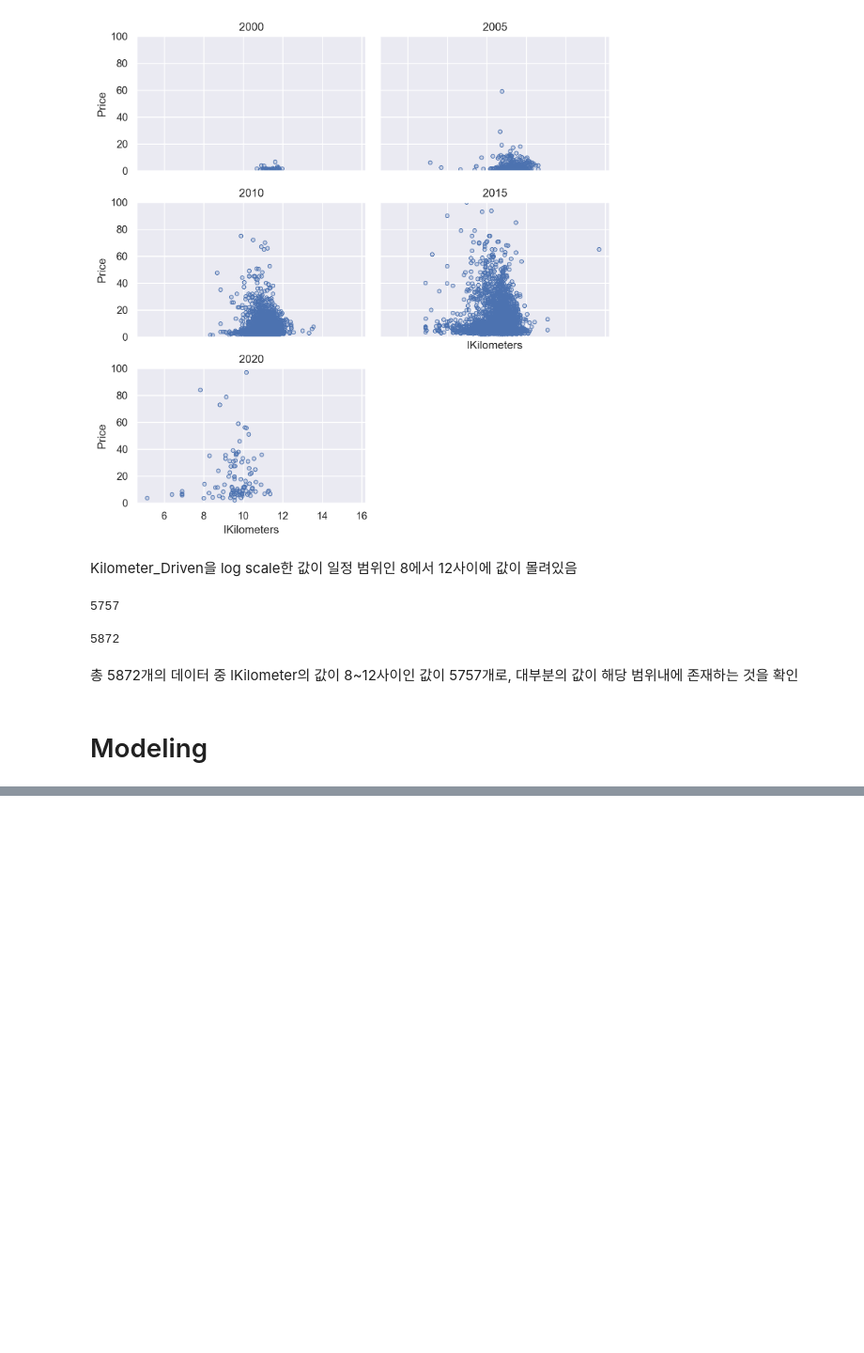
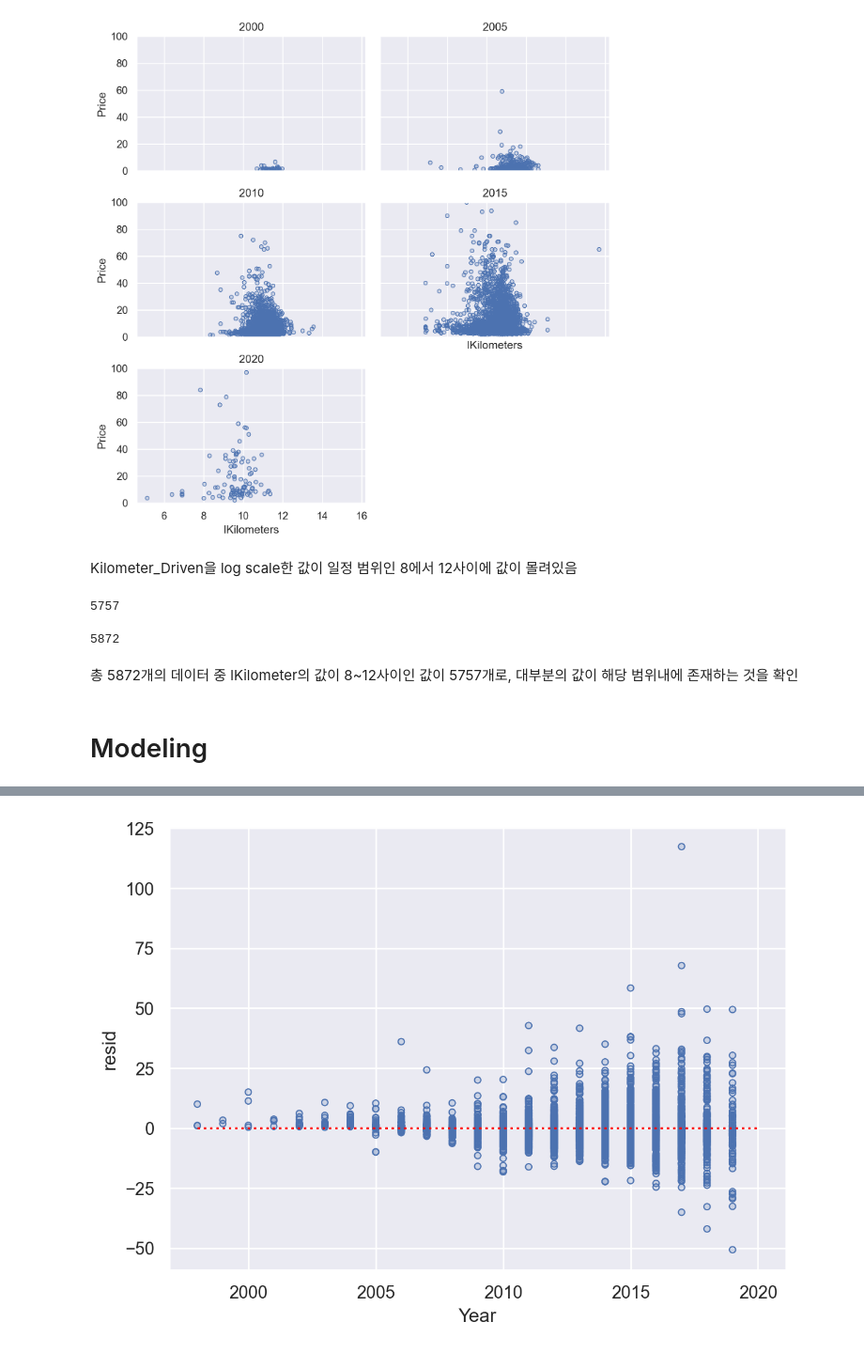
Before and after one commit to kurtyoon/Data-Visualization-Personal-Proj, a Jupyter notebook: Used-car-price-prediction.ipynb, the cells around one changed output, grey strips where cells are left out. Shown at 94% size. Cells and saved outputs as stored; diff of their text form; code cells hidden in the pictures; blank space fills up the shorter version.

```diff
--- a/Used-car-price-prediction.ipynb
+++ b/Used-car-price-prediction.ipynb
@@ -492,0 +578,10 @@ mod = ols('Price ~ lKilometers * Year', data=car).fit()
+# %%
+ref_line = pd.DataFrame({"Year": [1998, 2020], "resid": [0, 0]})
+# %%
+(
+    so.Plot(car, x='Year', y='resid')
+    .add(so.Dots())
+    .add(so.Line(color='red', linestyle=':'), x = ref_line.Year, y = ref_line.resid)
+)
+# %% [output]
+[figure, added]
```
Also changed, not shown: parts of 54 cells of this notebook.
